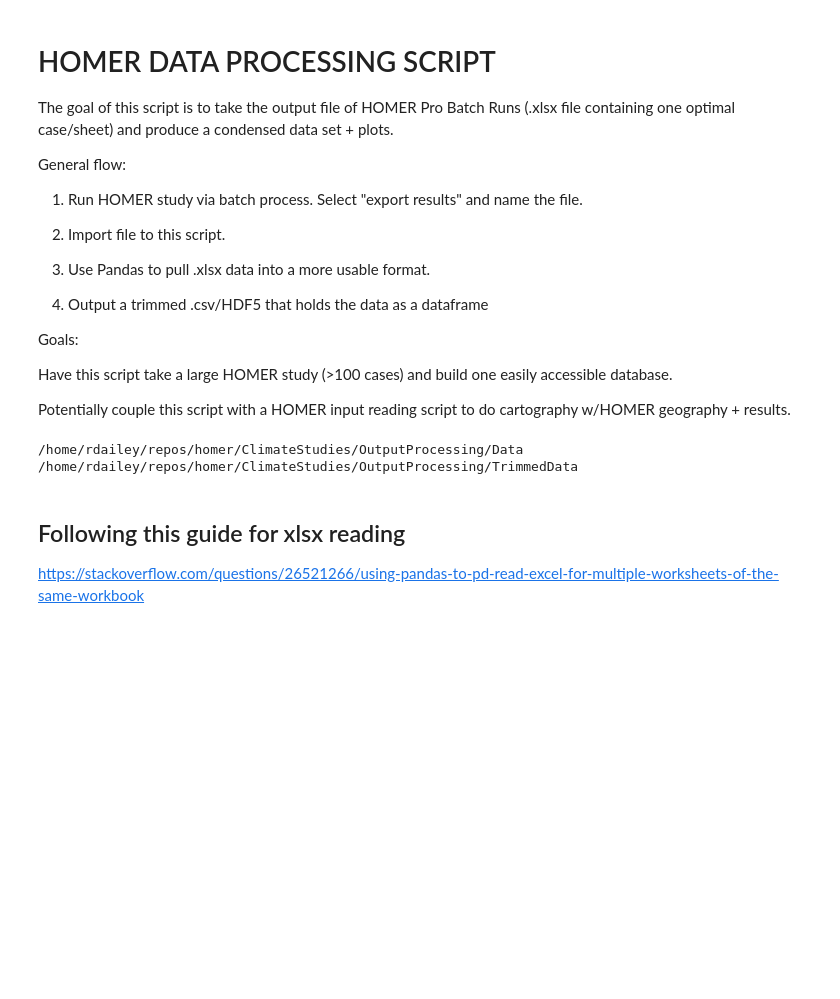
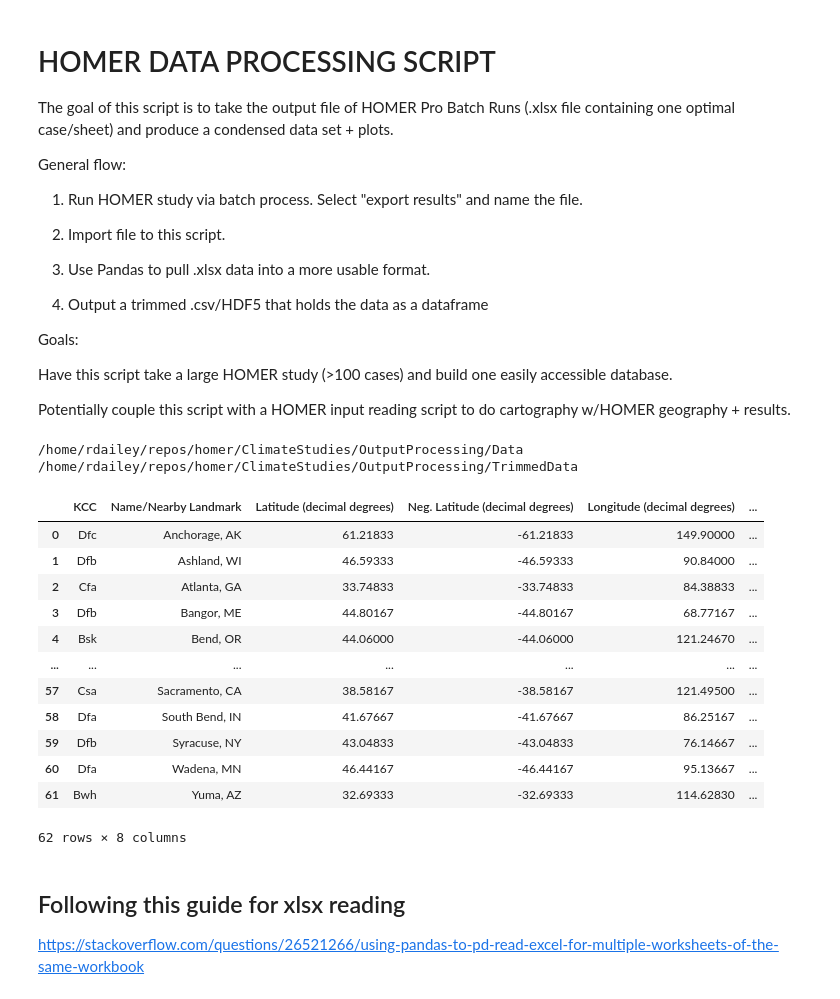
Before and after one commit to uw-reti/homer, a Jupyter notebook: ClimateStudies/OutputProcessing/HOMERDataProcessor.ipynb, the cells around one changed output. Drawn from its saved outputs; the diff is of its cells as text; code cells hidden in the pictures; blank space fills up the shorter version.

```diff
--- a/ClimateStudies/OutputProcessing/HOMERDataProcessor.ipynb
+++ b/ClimateStudies/OutputProcessing/HOMERDataProcessor.ipynb
@@ -25,29 +25,48 @@ Potentially couple this script with a HOMER input reading script to do cartograp
 # %%
 # Block of dependencies and working directory
 import matplotlib.pyplot as plt
 import numpy  as np
 import pandas as pd
 import os
 import shutil
 from pathlib import Path
 from cycler import cycler
 
 loc_directory =  os.getcwd() + '/Data' #home PC
 print(loc_directory)
 mlr_directory =  os.getcwd() + '/MLR_data' #home PC
 
 util_directory = os.getcwd() +  '/util_data' #home PC
 #directory = 'c:/repo/homer/ClimateStudies/OutputProcessing/Data' #laptop
 
 trim_directory = os.getcwd() + '/TrimmedData'
 print(trim_directory)
 
+coord_loc = '/home/rdailey/repos/homer/ClimateStudies/docsandreports/uRXClimateStudiesMasterFile.xlsx'
+coords_xls = pd.ExcelFile(coord_loc)
+for sheet in coords_xls.sheet_names:
+    coords_df = coords_xls.parse(sheet)
+display(coords_df)
+
 image_dir = os.getcwd() + '/output_graphs'
 from IPython.display import display, HTML
 display(HTML("<style>.container { width:100% !important; }</style>"))
 # %% [output]
 /home/rdailey/repos/homer/ClimateStudies/OutputProcessing/Data
 /home/rdailey/repos/homer/ClimateStudies/OutputProcessing/TrimmedData
+|  | KCC | Name/Nearby Landmark | Latitude (decimal degrees) | Neg. Latitude (decimal degrees) | Longitude (decimal degrees) | ... |
+| 0 | Dfc | Anchorage, AK | 61.21833 | -61.21833 | 149.90000 | ... |
+| 1 | Dfb | Ashland, WI | 46.59333 | -46.59333 | 90.84000 | ... |
+| 2 | Cfa | Atlanta, GA | 33.74833 | -33.74833 | 84.38833 | ... |
+| 3 | Dfb | Bangor, ME | 44.80167 | -44.80167 | 68.77167 | ... |
+| 4 | Bsk | Bend, OR | 44.06000 | -44.06000 | 121.24670 | ... |
+| ... | ... | ... | ... | ... | ... | ... |
+| 57 | Csa | Sacramento, CA | 38.58167 | -38.58167 | 121.49500 | ... |
+| 58 | Dfa | South Bend, IN | 41.67667 | -41.67667 | 86.25167 | ... |
+| 59 | Dfb | Syracuse, NY | 43.04833 | -43.04833 | 76.14667 | ... |
+| 60 | Dfa | Wadena, MN | 46.44167 | -46.44167 | 95.13667 | ... |
+| 61 | Bwh | Yuma, AZ | 32.69333 | -32.69333 | 114.62830 | ... |
+62 rows × 8 columns
 # %% [markdown]
 ## Following this guide for xlsx reading
 https://stackoverflow.com/questions/26521266/using-pandas-to-pd-read-excel-for-multiple-worksheets-of-the-same-workbook
```
Also changed, not shown: parts of 2 cells of this notebook, 10 other files.
